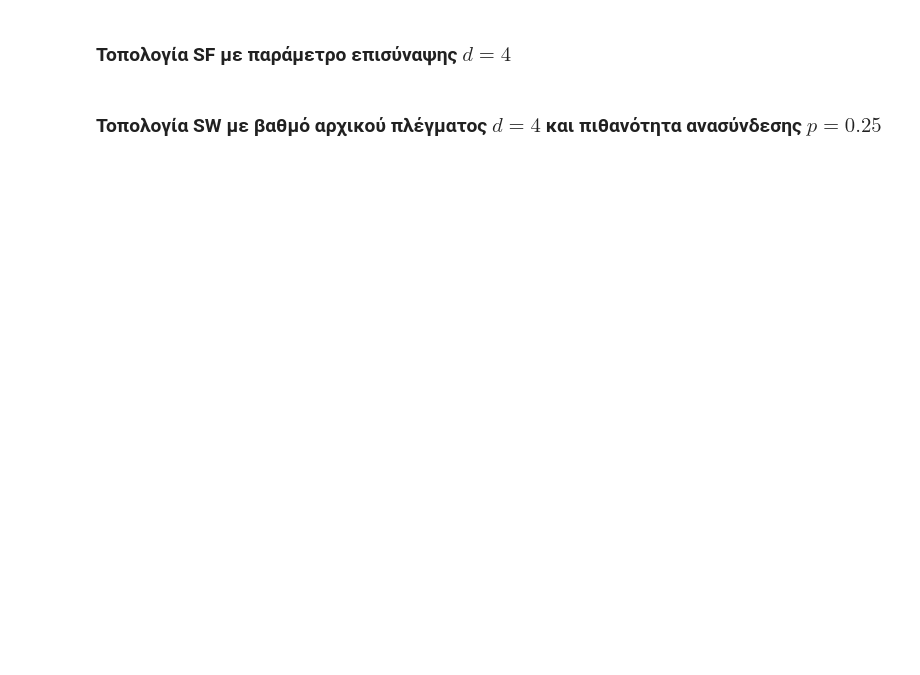
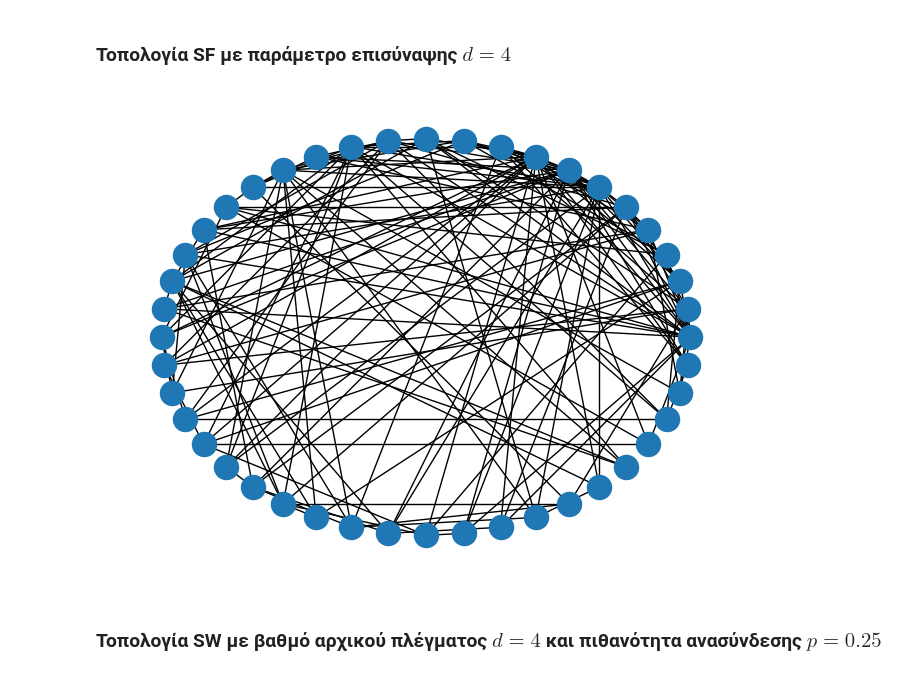
Before and after one commit to NicoleMp2/SocialNetworksAnalysis, a Jupyter notebook: lab1_student_version.ipynb, the cells around one changed output. Saved outputs shown, nothing was run; the diff lists cells and outputs as text; code cells hidden in the pictures; blank space fills up the shorter version.

```diff
--- a/lab1_student_version.ipynb
+++ b/lab1_student_version.ipynb
@@ -142,13 +161,16 @@ for n in pos:
 ### Τοπολογία SF με παράμετρο επισύναψης $d=4$
 # %%
 random.seed(seedno)
-#n=4x
+n = 44
 d=4
 
 # για την κατασκευή του SF χρησιμοποιήστε την barabasi_albert_graph από το networkx
-#uncomment SF=
+SF = nx.barabasi_albert_graph(n, d)
 
 #οπτικοποίηση: χρησιμοποιήστε την draw_circular από το networkx
+nx.draw_circular(SF)
+# %% [output]
+[figure, added]
 # %% [markdown]
 ### Τοπολογία SW με βαθμό αρχικού πλέγματος $d=4$ και πιθανότητα ανασύνδεσης $p=0.25$
 # %%
```
Also changed, not shown: parts of 8 cells of this notebook.
